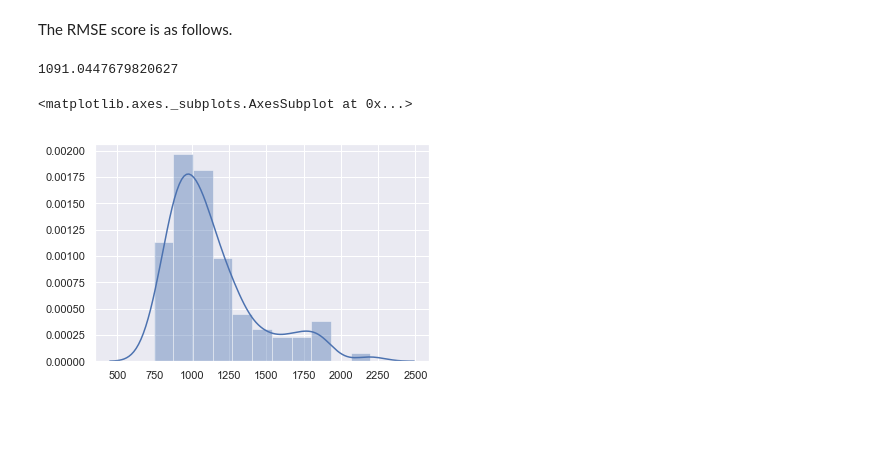
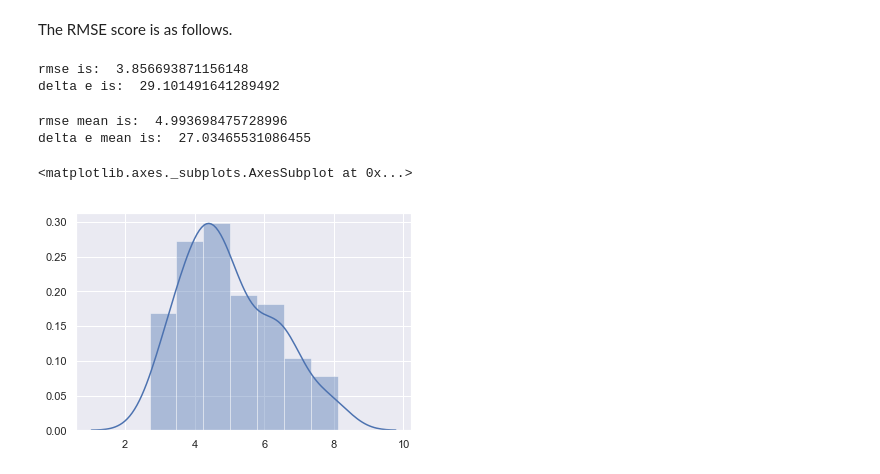
Before and after one commit to sahelyiyi/rgb_to_hs, a Jupyter notebook: report.ipynb, the cells around one changed output. Cells and saved outputs as stored; diff of their text form; code cells hidden in the pictures; blank space fills up the shorter version.

Commit message:
add delta e error

```diff
--- a/report.ipynb
+++ b/report.ipynb
@@ -67,22 +69,34 @@ predictions = regresstion.model.predict(test_rgb)
 # %% [markdown]
 The RMSE score is as follows.
 # %%
-from main import rmse
+from main import get_rmse, get_delta_e_2000
 
-print(rmse(test_hs, predictions))
+print('rmse is: ', get_rmse(test_hs, predictions), '\ndelta e is: ', get_delta_e_2000(test_hs, predictions))
 # %% [output]
-1091.0447679820627
+rmse is:  3.856693871156148
+delta e is:  29.101491641289492
 # %%
 import seaborn as sns
 from main import run
+import numpy as np
 
+def multi_run(method='rgb'):
+    rmses = []
+    delta_es = []
+    for i in range(100):
+        rmse, delta_e = run(patches_num)
+        rmses.append(rmse)
+        delta_es.append(delta_e)
+    return rmses, delta_es
 
-rmses = []
-for i in range(100):
-    rmses.append(run(patches_num))
-
+rgb_rmses, rgb_delta_es = multi_run()
 sns.set(color_codes=True)
-sns.distplot(rmses)
+print('rmse mean is: ', np.mean(rgb_rmses), '\ndelta e mean is: ', np.mean(rgb_delta_es))
 # %% [output]
-<matplotlib.axes._subplots.AxesSubplot at 0x...>
+rmse mean is:  4.993698475728996
+delta e mean is:  27.03465531086455
-[figure, removed]
+# %%
+sns.distplot(rgb_rmses)
+# %% [output]
+<matplotlib.axes._subplots.AxesSubplot at 0x...>
+[figure, added]
```
Also changed, not shown: parts of 14 cells of this notebook, 40 other files.
